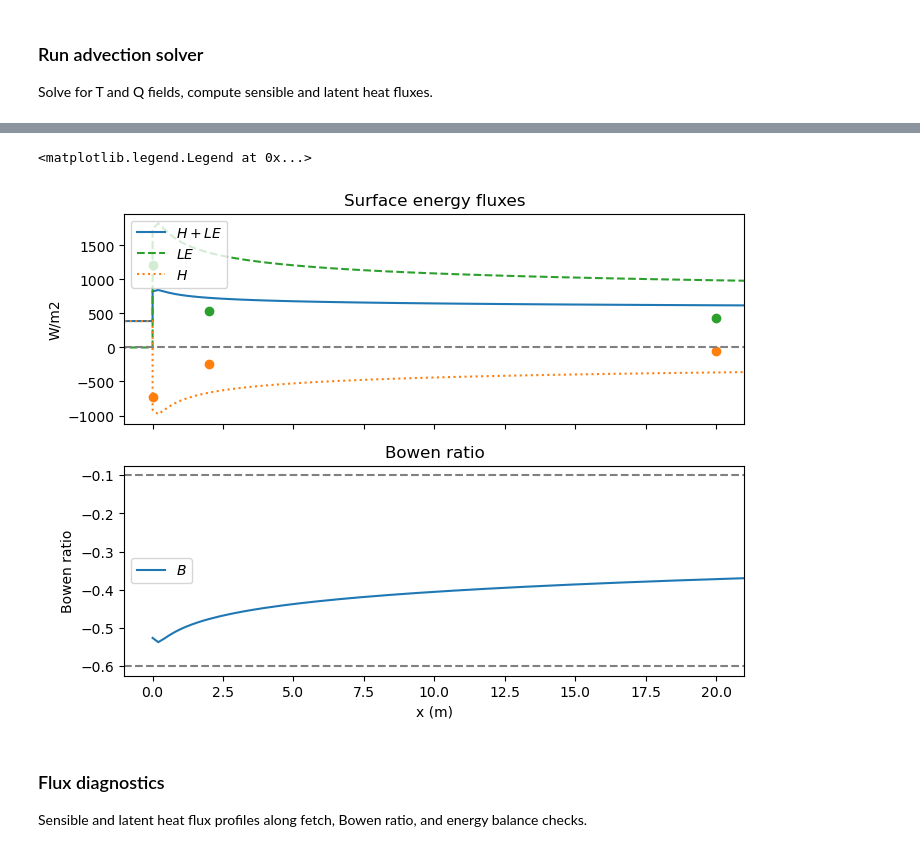
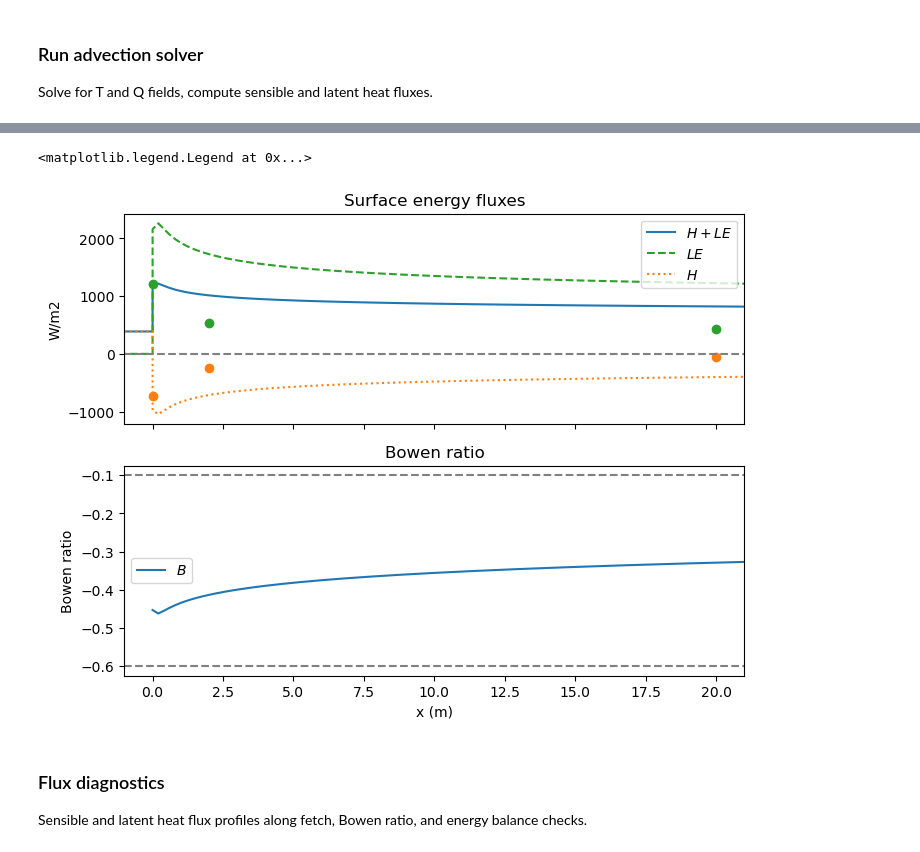
Before and after one commit to octavia-crompton/suttons-problem, a Jupyter notebook: notebooks/Advection - general.ipynb, the cells around one changed output, grey strips where cells are left out. Cells and saved outputs as stored; diff of their text form; code cells hidden in the pictures.

```diff
--- a/notebooks/Advection - general.ipynb
+++ b/notebooks/Advection - general.ipynb
@@ -1076,6 +368,6 @@ class AdvectionParams:
 # %%
-level = 1
-ustar_f = 0.8
+level = 1  # initial solver level; redefined as _level in downstream cells
+ustar_f = 0.75
 shear_ratio = 1
 ustar_c = ustar_f*np.sqrt(shear_ratio)
 
@@ -1084,13 +376,13 @@ p = AdvectionParams(ustar_f = ustar_f,
                     lm_option = 'kz',
                     lm_zshift = 0.0005,
                     zom_c = 0.0005,
-                    avail_ratio =  1.4,
+                    avail_ratio =  1.8,
                     Hmax = 2,
-                    le_factor = 1.4,
+                    le_factor = 1.35,
                     dz = 0.005,
                     dx = 0.2,
-                    Q_a = 6.3,
-                    Q_f = 6.3,
+                    Q_a = 6.5,
+                    Q_f = 6.5,
                     tie_Qa_to_Qf=True,
           )
 
@@ -1585,6 +875,7 @@ LE_c20 = 0.36*rho_air * cp_air
 Rn_minus_G = - 0.355 * rho_air * cp_air
 # %%
 # --- Two-panel figure: surface energy fluxes (top) and Bowen ratio (bottom) ---
+_level = level  # use the solver-level value from the main configuration cell
 fig, axes = plt.subplots( 2, 1, figsize = (8, 6 ), sharex = True)
 
 # --- Top panel: H, LE, and H+LE along the fetch ---
@@ -1592,44 +883,44 @@ ax = axes[0]
 
 # Combine upwind (negative x) and downwind (positive x) into a single transect
 xx = np.concatenate([-np.flip(x),x])
-FluxTotal_ = np.concatenate([FluxTotal_upwind, FluxTotal[:, level]])
+FluxTotal_ = np.concatenate([FluxTotal_upwind, FluxTotal[:, _level]])
 
-LE_Wm2 = np.concatenate([ LE_upwind_Wm2[level]*np.ones_like(x), LE_uniform_Wm2[:, level]])
-H_Wm2 = np.concatenate([ H_upwind_Wm2[level]*np.ones_like(x), H_uniform_Wm2[:, level]])
+LE_Wm2 = np.concatenate([ LE_upwind_Wm2[_level]*np.ones_like(x), LE_uniform_Wm2[:, _level]])
+H_Wm2 = np.concatenate([ H_upwind_Wm2[_level]*np.ones_like(x), H_uniform_Wm2[:, _level]])
 
 # Model curves
 ax.plot(xx, FluxTotal_,  c =  'C0', ls = '-', label = '$H + LE$')
 ax.plot(xx, LE_Wm2,  ls = '--', c =  'C2',  label = "$LE$")
 ax.plot(xx, H_Wm2,  ls = ':', c =  'C1',  label = "$H$")
 ax.set_xlim(-1, 21)
 ax.legend()
 
 # Rao (1974) Figure 4 reference points (circles) at x = 0, 2, 20 m
 ax.plot(2, H_c2, 'C1o')
 ax.plot(2, LE_c2, 'C2o')
 
 ax.plot(20, H_c20, 'C1o')
 ax.plot(20, LE_c20, 'C2o')
 
 ax.plot(0, H_c0, 'C1o')
 ax.plot(0, LE_c0, 'C2o')
 ax.set_ylabel("W/m2")
 ax.set_title("Surface energy fluxes")
 ax.axhline(0, ls = '--', c = 'grey')
 
 # --- Bottom panel: Bowen ratio B = H / LE along the downwind fetch ---
 ax = axes[1]
-ax.plot(x, (H_uniform_Wm2[:, level])/LE_uniform_Wm2[:, level], label = "$B$")
+ax.plot(x, (H_uniform_Wm2[:, _level])/LE_uniform_Wm2[:, _level], label = "$B$")
 ax.set_title("Bowen ratio")
 plt.xlabel("x (m)")
 plt.ylabel("Bowen ratio")
 # Asymptotic reference lines for B
 ax.axhline(-0.1, ls = '--', c = 'grey')
 ax.axhline(-0.6, ls = '--', c = 'grey')
 plt.legend()
 # %% [output]
 <matplotlib.legend.Legend at 0x...>
-[figure, old version]
+[figure, new version]
 # %% [markdown]
 ### Flux diagnostics
 Sensible and latent heat flux profiles along fetch, Bowen ratio, and energy balance checks.
```
Also changed, not shown: parts of 33 cells of this notebook, 11 other files.
